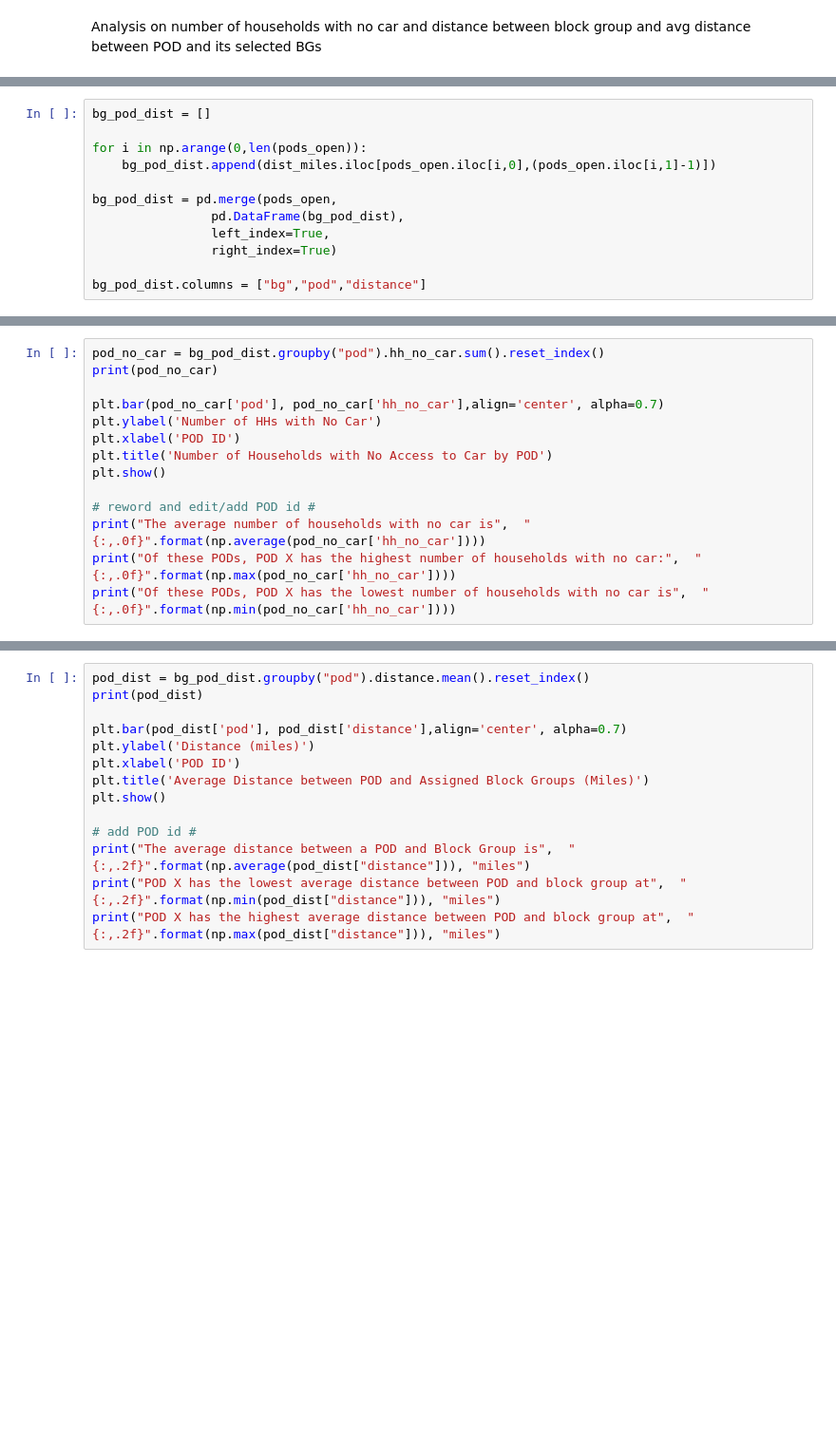
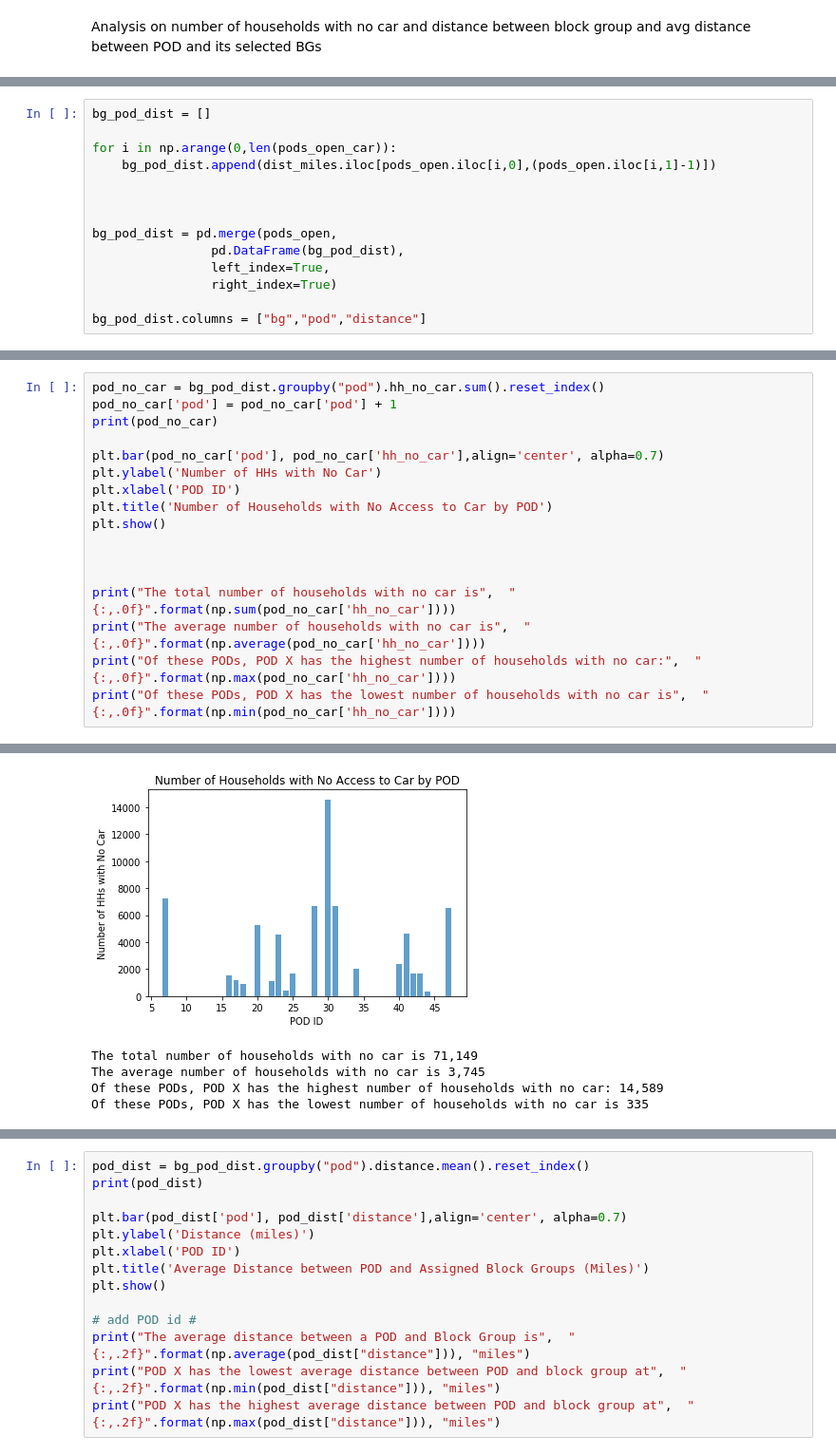
Before and after one commit to espeigle36/points-of-dispense, a Jupyter notebook: Analysis_2.ipynb, the cells around one changed output, grey strips where cells are left out. Shown at 95% size. Saved outputs shown, nothing was run; the diff lists cells and outputs as text; blank space fills up the shorter version.

```diff
--- a/Analysis_2.ipynb
+++ b/Analysis_2.ipynb
@@ -198,8 +156,10 @@ pods_open.head()
 # %%
 bg_pod_dist = []
 
-for i in np.arange(0,len(pods_open)):
+for i in np.arange(0,len(pods_open_car)):
     bg_pod_dist.append(dist_miles.iloc[pods_open.iloc[i,0],(pods_open.iloc[i,1]-1)])
+
+
 
 bg_pod_dist = pd.merge(pods_open,
                 pd.DataFrame(bg_pod_dist),
@@ -220,5 +187,6 @@ bg_pod_dist.head()
 # %%
 pod_no_car = bg_pod_dist.groupby("pod").hh_no_car.sum().reset_index()
+pod_no_car['pod'] = pod_no_car['pod'] + 1
 print(pod_no_car)
 
 plt.bar(pod_no_car['pod'], pod_no_car['hh_no_car'],align='center', alpha=0.7)
@@ -227,7 +195,10 @@ plt.xlabel('POD ID')
 plt.title('Number of Households with No Access to Car by POD')
 plt.show()
 
-# reword and edit/add POD id #
+
+
+print("The total number of households with no car is",  "{:,.0f}".format(np.sum(pod_no_car['hh_no_car'])))
 print("The average number of households with no car is",  "{:,.0f}".format(np.average(pod_no_car['hh_no_car'])))
 print("Of these PODs, POD X has the highest number of households with no car:",  "{:,.0f}".format(np.max(pod_no_car['hh_no_car'])))
 print("Of these PODs, POD X has the lowest number of households with no car is",  "{:,.0f}".format(np.min(pod_no_car['hh_no_car'])))
+# %% [output]
@@ -234,2 +225,7 @@ print("Of these PODs, POD X has the lowest number of households with no car is",
+[figure, added]
+The total number of households with no car is 71,149
+The average number of households with no car is 3,745
+Of these PODs, POD X has the highest number of households with no car: 14,589
+Of these PODs, POD X has the lowest number of households with no car is 335
 # %%
 pod_prop_no_car = bg_pod_dist.groupby("pod").prop_hh_no_car.mean().reset_index()
```
Also changed, not shown: parts of 8 cells of this notebook, 1 other file.
